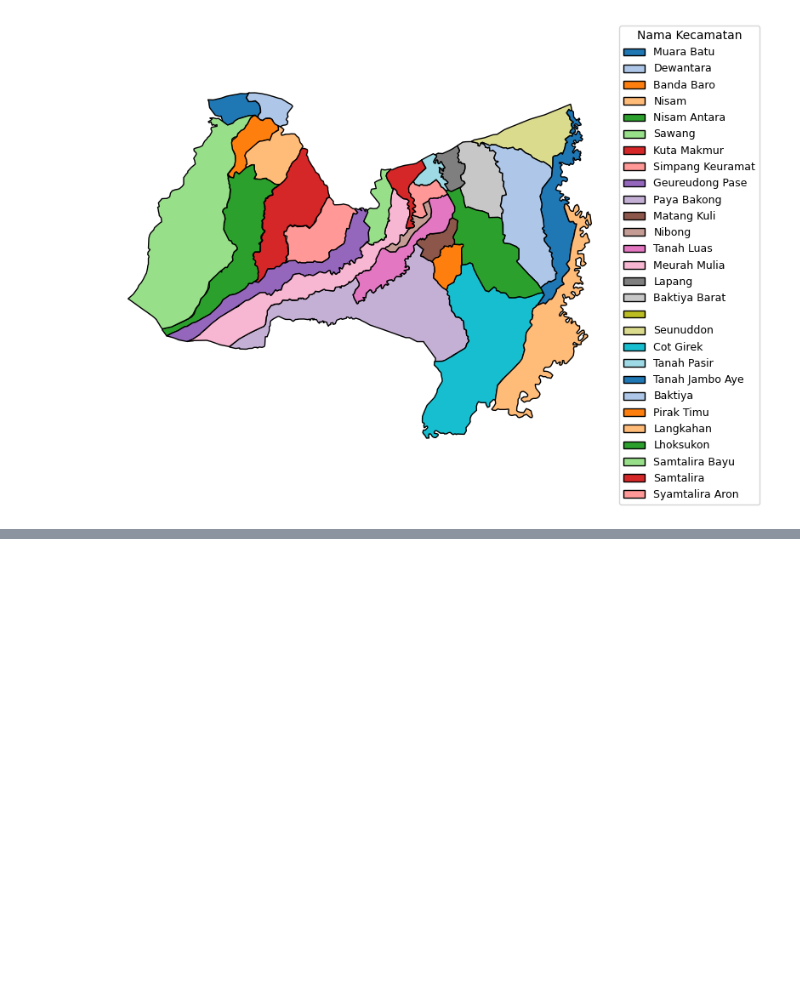
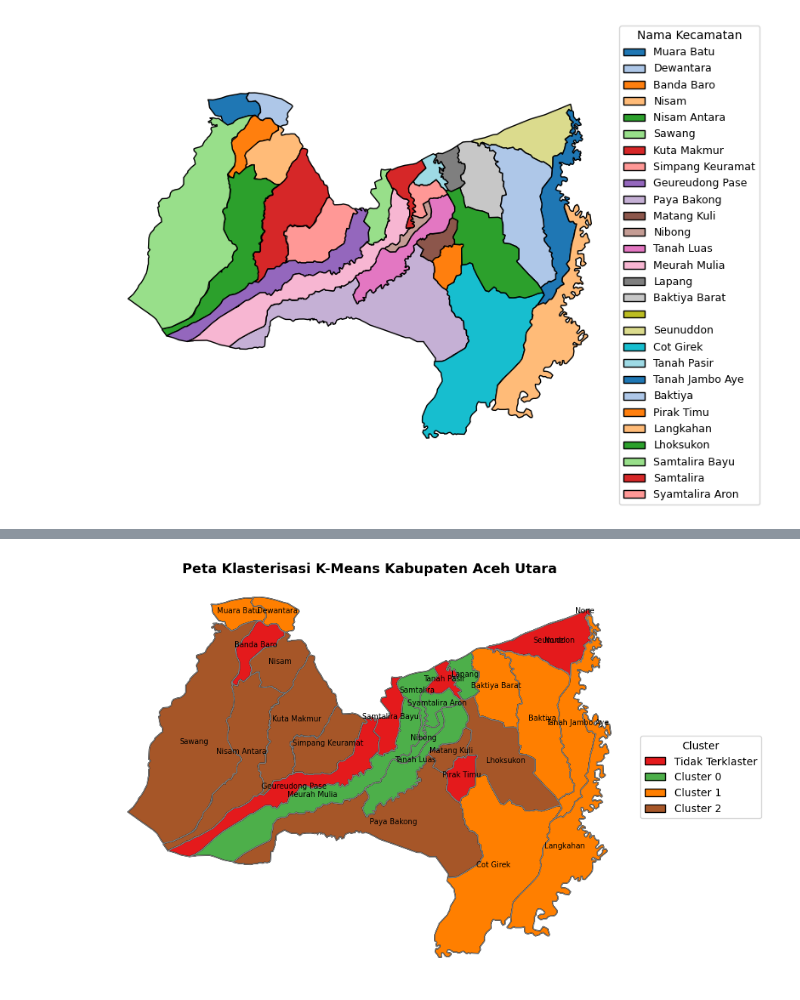
Before and after one commit to asrianda/GIS, a Jupyter notebook: Geospasial_Data.ipynb, the cells around one changed output, grey strips where cells are left out. Saved outputs shown, nothing was run; the diff lists cells and outputs as text; code cells hidden in the pictures; blank space fills up the shorter version.

```diff
--- a/Geospasial_Data.ipynb
+++ b/Geospasial_Data.ipynb
@@ -58,0 +232,67 @@ dt.head()
+# %%
+import pandas as pd
+import geopandas as gpd
+import matplotlib.pyplot as plt
+from sklearn.cluster import KMeans
+from matplotlib.patches import Patch
+import matplotlib as mpl
+
+# --- 1️⃣ Baca data ---
+dt = gpd.read_file("Aceh_utara.zip")
+data_num = pd.read_excel("acehutara_data.xlsx")
+
+# --- 2️⃣ Klasterisasi K-Means ---
+X = data_num[["Luas", "penduduk"]]
+kmeans = KMeans(n_clusters=3, random_state=42, n_init=10)
+data_num["cluster"] = kmeans.fit_predict(X)
+
+# --- 3️⃣ Normalisasi nama untuk join ---
+data_num["nama"] = data_num["nama"].astype(str).str.strip().str.title()
+dt["nama"] = dt["nama"].astype(str).str.strip().str.title()
+
+# --- 4️⃣ Merge hasil klaster ke data spasial ---
+merged = dt.merge(data_num, on="nama", how="left")
+
+# --- 5️⃣ Pastikan kolom 'cluster' tidak NaN ---
+merged["cluster"] = merged["cluster"].fillna(-1)
+
+# --- 6️⃣ Tentukan warna langsung dari colormap (Matplotlib 3.8+) ---
+clusters = sorted(merged["cluster"].unique())
+cmap = mpl.colormaps["Set1"]  # cara baru, tidak ada argumen kedua
+color_map = {c: cmap(i / len(clusters)) for i, c in enumerate(clusters)}
+merged["color"] = merged["cluster"].map(color_map)
+
+# --- 7️⃣ Plot dengan warna sesuai cluster ---
+fig, ax = plt.subplots(figsize=(9, 7))
+
+# Layer dasar (batas wilayah)
+dt.boundary.plot(ax=ax, color="gray", linewidth=0.8)
+
+# Layer hasil klaster
+merged.plot(color=merged["color"], ax=ax, edgecolor="black")
+
+# --- 8️⃣ Buat legend dari warna aktual di peta ---
+legend_elements = [
+    Patch(facecolor=color_map[c], edgecolor='black',
+          label="Tidak Terklaster" if c == -1 else f'Cluster {int(c)}')
+    for c in clusters
+]
+ax.legend(handles=legend_elements, title="Cluster",
+          loc='center left', bbox_to_anchor=(1, 0.5))
+
+# --- 9️⃣ Tambahkan label nama kecamatan ---
+for idx, row in merged.iterrows():
+    try:
+        centroid = row.geometry.centroid
+        plt.text(centroid.x, centroid.y, row["nama"], fontsize=7, ha='center')
+    except Exception:
+        continue  # lewati jika ada geometri kosong
+
+# --- 🔟 Layout & tampilan ---
+ax.set_title("Peta Klasterisasi K-Means Kabupaten Aceh Utara",
+             fontsize=13, fontweight='bold')
+ax.set_axis_off()
+plt.tight_layout()
+plt.show()
+# %% [output]
+[figure, added]
```
Also changed, not shown: parts of 7 cells of this notebook.
